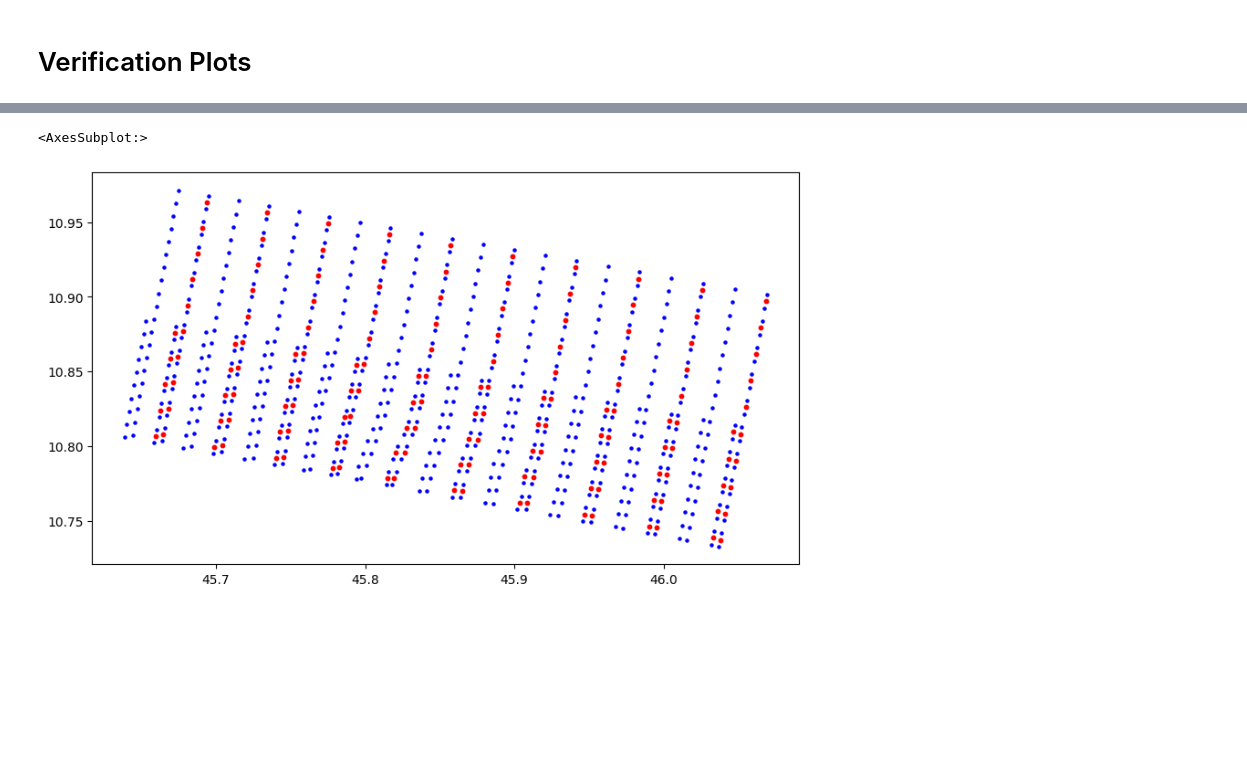
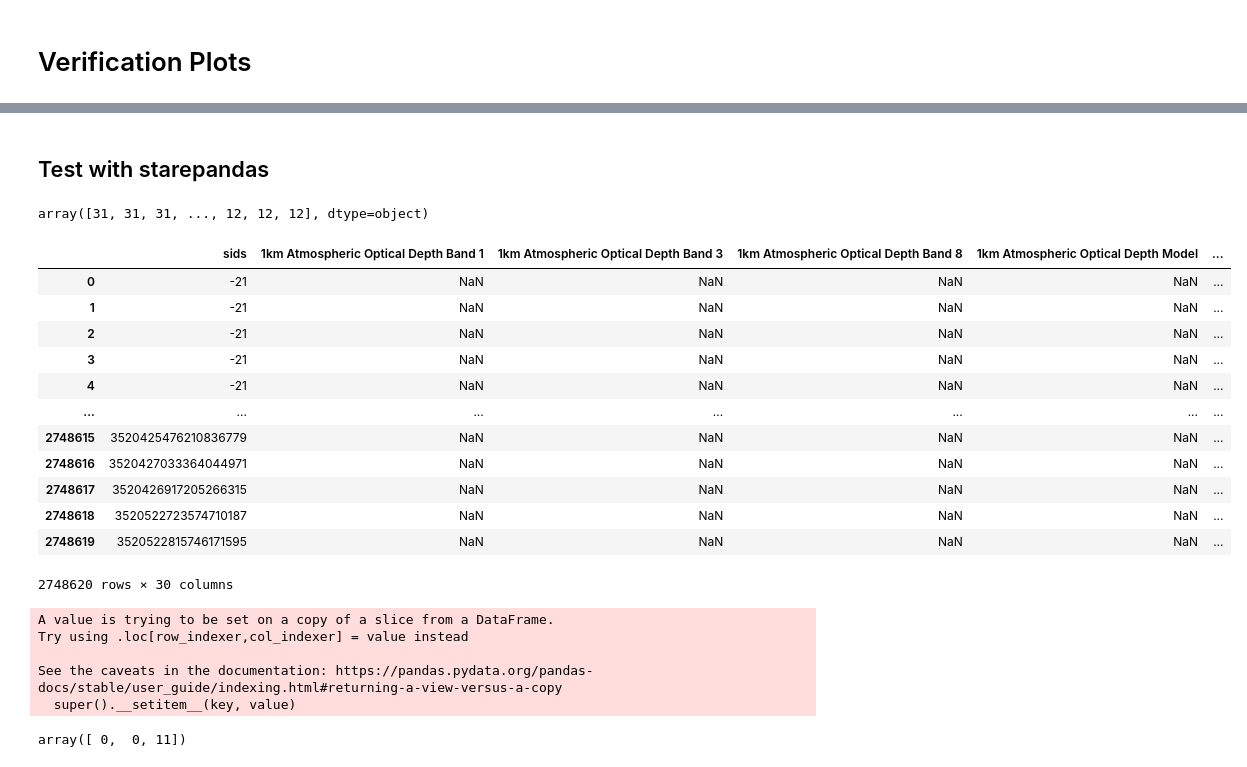
Before and after one commit to SpatioTemporal/STAREMaster_py, a Jupyter notebook: examples/MOD09.ipynb, the cells around one changed output, grey strips where cells are left out. Cells and saved outputs as stored; diff of their text form; code cells hidden in the pictures; blank space fills up the shorter version.

```diff
--- a/examples/MOD09.ipynb
+++ b/examples/MOD09.ipynb
@@ -191,15 +94,2 @@ df2.plot(ax=ax,markersize=5, color='blue')
-# %%
-fig = plt.figure(figsize=(10, 10), dpi=100)
-ax = fig.add_subplot()
-
-df = geopandas.GeoDataFrame(geometry=geopandas.points_from_xy(granule.lons[0:15, -10:].flatten(),
-                                                              granule.lats[0:15, -10:].flatten()))
-
-df2 = geopandas.GeoDataFrame(geometry=geopandas.points_from_xy(lon_500[0:30, -20:].flatten(),
-                                                               lat_500[0:30, -20:].flatten()))
-
-df.plot(ax=ax, color='red', markersize=10)
-df2.plot(ax=ax,markersize=5, color='blue')
-# %% [output]
-<AxesSubplot:>
-[figure, removed]
+# %% [markdown]
+## Test with starepandas
@@ -205,0 +101,35 @@ df2.plot(ax=ax,markersize=5, color='blue')
+# %%
+file_path = '../tests/data/MOD09.A2002299.0710.006.2015151173939.hdf'
+sdf = starepandas.read_granule(file_path, sidecar=True)
+# %%
+sdf.spatial_resolution()
+# %% [output]
+array([31, 31, 31, ..., 12, 12, 12], dtype=object)
+# %%
+sdf.to_stare_resolution(11)
+# %% [output]
+|  | sids | 1km Atmospheric Optical Depth Band 1 | 1km Atmospheric Optical Depth Band 3 | 1km Atmospheric Optical Depth Band 8 | 1km Atmospheric Optical Depth Model | ... |
+| 0 | -21 | NaN | NaN | NaN | NaN | ... |
+| 1 | -21 | NaN | NaN | NaN | NaN | ... |
+| 2 | -21 | NaN | NaN | NaN | NaN | ... |
+| 3 | -21 | NaN | NaN | NaN | NaN | ... |
+| 4 | -21 | NaN | NaN | NaN | NaN | ... |
+| ... | ... | ... | ... | ... | ... | ... |
+| 2748615 | 3520425476210836779 | NaN | NaN | NaN | NaN | ... |
+| 2748616 | 3520427033364044971 | NaN | NaN | NaN | NaN | ... |
+| 2748617 | 3520426917205266315 | NaN | NaN | NaN | NaN | ... |
+| 2748618 | 3520522723574710187 | NaN | NaN | NaN | NaN | ... |
+| 2748619 | 3520522815746171595 | NaN | NaN | NaN | NaN | ... |
+2748620 rows × 30 columns
+# %%
+s['sids'] = s['sids'].astype(numpy.int64)
+# %% [output]
+A value is trying to be set on a copy of a slice from a DataFrame.
+Try using .loc[row_indexer,col_indexer] = value instead
+
+See the caveats in the documentation: https://pandas.pydata.org/pandas-docs/stable/user_guide/indexing.html#returning-a-view-versus-a-copy
+  super().__setitem__(key, value)
+# %%
+starepandas.STAREDataFrame(sids=[3520425476210836992, 3520426917205266432, 3520522815746171403]).spatial_resolution()
+# %% [output]
+array([ 0,  0, 11])
```
Also changed, not shown: parts of 27 cells of this notebook, 6 other files.
